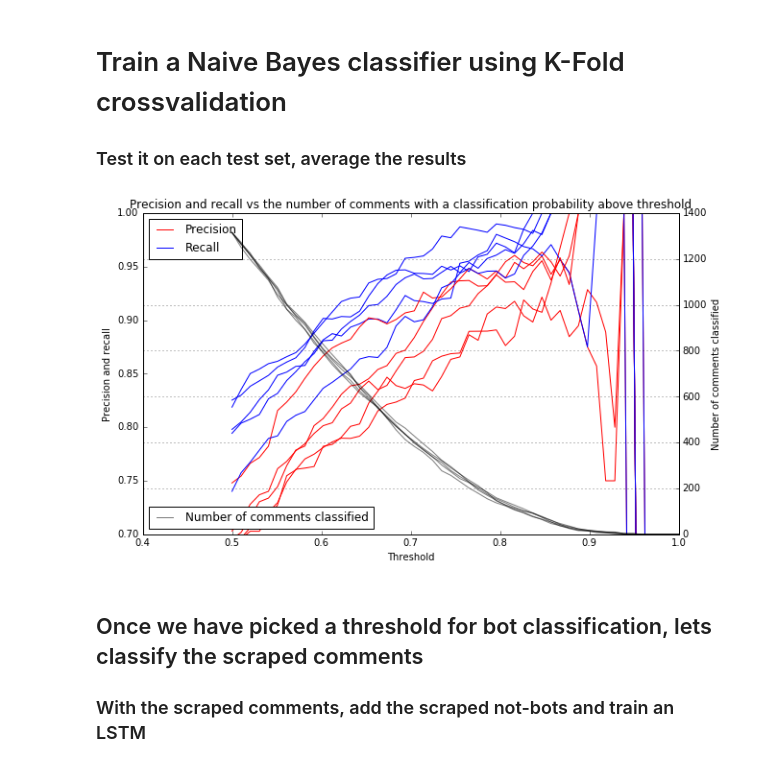
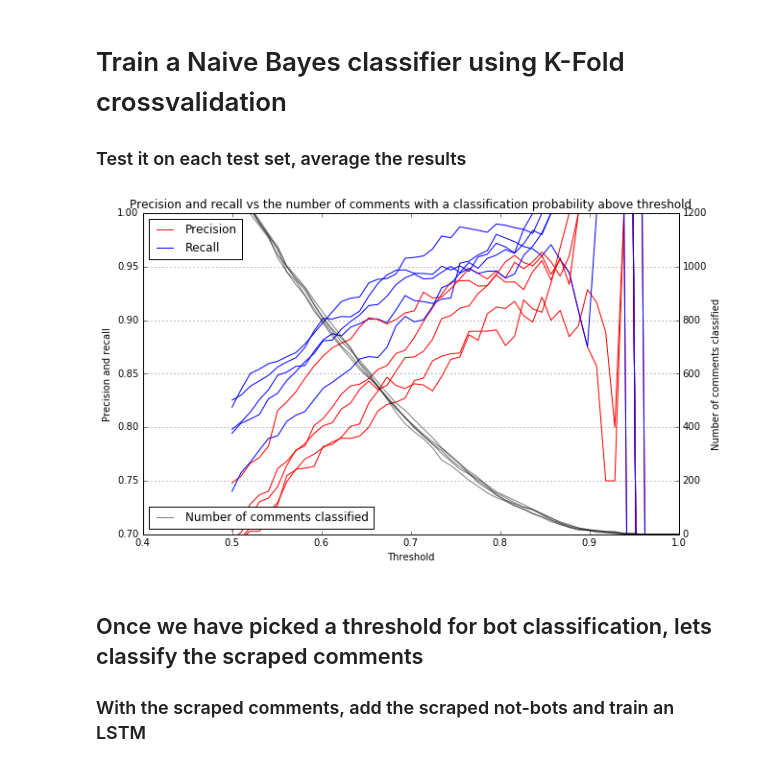
Before and after one commit to MihailoIsakov/shoot-from-the-hip, a Jupyter notebook: Bot Classification.ipynb, the cells around one changed output. Drawn from its saved outputs; the diff is of its cells as text; code cells hidden in the pictures.

```diff
--- a/Bot Classification.ipynb
+++ b/Bot Classification.ipynb
@@ -97,34 +101,35 @@ for fold_count, (train, test) in enumerate(k_fold):
     y_pred = clf.predict_proba(X_test)[:,1]
 
     # plot precision/recall for different thresholds
     thresholds = np.linspace(0.5, 1)
     prec, rec, nums = [], [], []
     for threshold in thresholds:
         a, p, r, c = test_prediction_above(y_test, y_pred, threshold)
         num = np.sum(np.logical_or(y_pred > threshold, y_pred < 1 - threshold))
         prec.append(p); rec.append(r); nums.append(num)
 
     plt.figure(1, figsize=(10,6))
     plt.ylim(0.7, 1)
     plt.plot(thresholds, prec, label='Precision' if not fold_count else None, color='r')
     plt.plot(thresholds, rec,  label='Recall'    if not fold_count else None, color='b')
     plt.ylabel("Precision and recall")
     plt.legend(loc='upper left')
 
     num_classified.append(nums)
 
 plt.xlabel("Threshold")
 plt.twinx()
+plt.ylim(0, 1200)
 for i, num in enumerate(num_classified):
     plt.plot(thresholds, num, label="Number of comments classified" if not i else None, color='k', alpha=0.5)
 
 plt.title("Precision and recall vs the number of comments with a classification probability above threshold")
 plt.ylabel("Number of comments classified")
 plt.grid()
 plt.legend(loc='lower left')
 plt.show()
 # %% [output]
-[figure, old version]
+[figure, new version]
 # %% [markdown]
 ## Once we have picked a threshold for bot classification, lets classify the scraped comments
 ### With the scraped comments, add the scraped not-bots and train an LSTM
```
Also changed, not shown: parts of 4 cells of this notebook, 1 other file.
